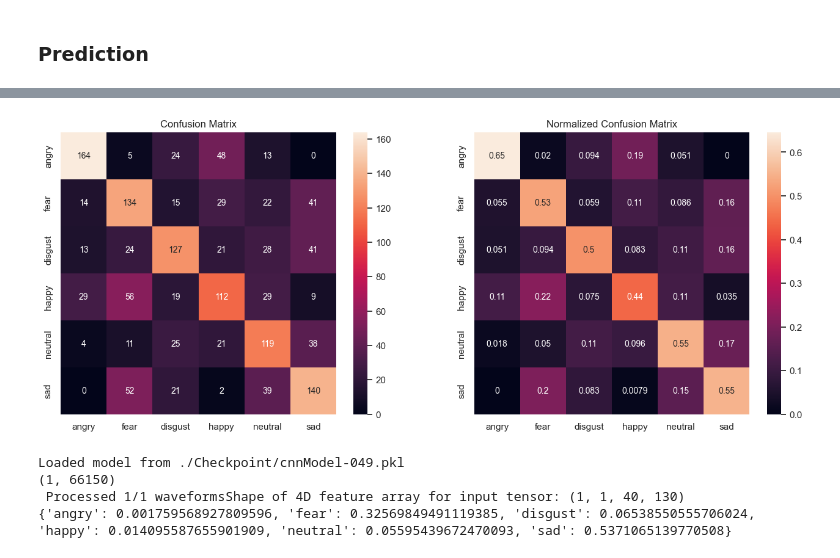
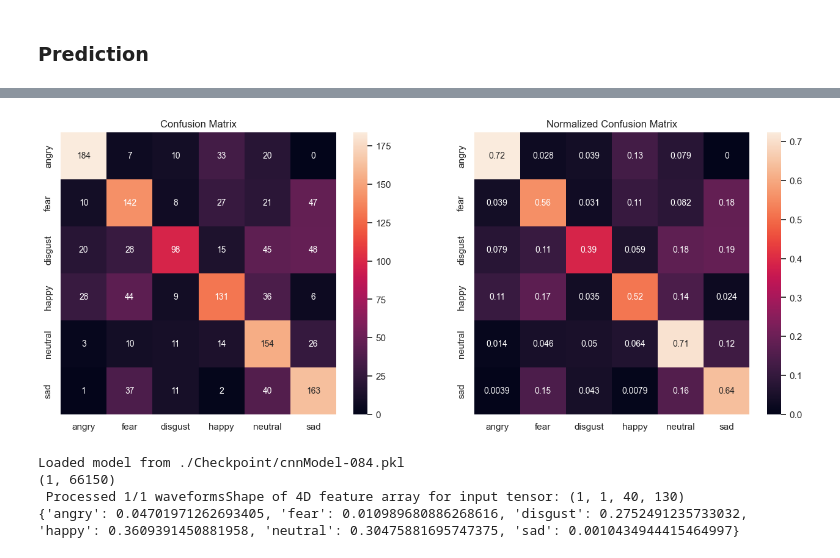
Before and after one commit to satria-ui/TugasAkhir2023, a Jupyter notebook: script/main.ipynb, the cells around one changed output, grey strips where cells are left out. Cells and saved outputs as stored; diff of their text form; code cells hidden in the pictures.

Commit message:
feat: finished 500 epochs cnn model

```diff
--- a/script/main.ipynb
+++ b/script/main.ipynb
@@ -799,35 +821,35 @@ import seaborn as sns
 import pandas as pd
 
 emotion_list = ['angry', 'fear', 'disgust', 'happy', 'neutral', 'sad']
 # because model tested on GPU, move prediction tensor to CPU then convert to array
-# predicted_emotions = predicted_emotions.to("cpu").numpy()
+predicted_emotions = predicted_emotions.to("cpu").numpy()
 # use labels from test set
 emotions_groundtruth = y_test
 
 # build confusion matrix and normalized confusion matrix
 conf_matrix = confusion_matrix(emotions_groundtruth, predicted_emotions)
 conf_matrix_norm = confusion_matrix(emotions_groundtruth, predicted_emotions,normalize='true')
 
 # set labels for matrix axes from emotions
 emotion_names = [emotion for emotion in emotion_list]
 
 # make a confusion matrix with labels using a DataFrame
 confmatrix_df = pd.DataFrame(conf_matrix, index=emotion_names, columns=emotion_names)
 confmatrix_df_norm = pd.DataFrame(conf_matrix_norm, index=emotion_names, columns=emotion_names)
 
 # plot confusion matrices
 plt.figure(figsize=(16,6))
 sns.set(font_scale=1)
 plt.subplot(1,2,1)
 plt.title('Confusion Matrix')
 sns.heatmap(confmatrix_df, annot=True, annot_kws={"size": 10}, fmt="d")
 plt.subplot(1,2,2)
 plt.title('Normalized Confusion Matrix')
 sns.heatmap(confmatrix_df_norm, annot=True, annot_kws={"size": 10})
 
 plt.show()
 # %% [output]
-[figure, old version]
+[figure, new version]
 # %%
 def feature_mfcc(waveform, sample_rate, n_mfcc = 40, fft = 1024, winlen = 512, window='hamming', mels=128):
     mfc_coefficients=librosa.feature.mfcc(
@@ -878,7 +900,7 @@ import joblib
 load_folder = './Checkpoint/'
 
 # pick the epoch to load
-epoch = '049'
+epoch = '084'
 model_name = f'cnnModel-{epoch}.pkl'
 
 # make full load path
@@ -896,7 +918,7 @@ print(f'Loaded model from {load_path}')
 features_test = []
 emotion_list = ['angry', 'fear', 'disgust', 'happy', 'neutral', 'sad']
 
-audio_file = './dataset/test/1002_IEO_SAD_LO.wav'
+audio_file = './dataset/test/1068_WSI_HAP_XX.wav'
 
 waveform, _ = librosa.load(audio_file, duration=3, offset=0.5, sr=22050)
 waveform_homo = np.zeros((int(22050*3)))
@@ -928,7 +950,7 @@ for i in range(len(emotion_list)):
 
 print(output_dict)
 # %% [output]
-Loaded model from ./Checkpoint/cnnModel-049.pkl
+Loaded model from ./Checkpoint/cnnModel-084.pkl
 (1, 66150)
  Processed 1/1 waveformsShape of 4D feature array for input tensor: (1, 1, 40, 130)
-{'angry': 0.001759568927809596, 'fear': 0.32569849491119385, 'disgust': 0.06538550555706024, 'happy': 0.014095587655901909, 'neutral': 0.05595439672470093, 'sad': 0.5371065139770508}
+{'angry': 0.04701971262693405, 'fear': 0.010989680886268616, 'disgust': 0.2752491235733032, 'happy': 0.3609391450881958, 'neutral': 0.30475881695747375, 'sad': 0.0010434944415464997}
```
Also changed, not shown: parts of 8 cells of this notebook, 3 other files.
